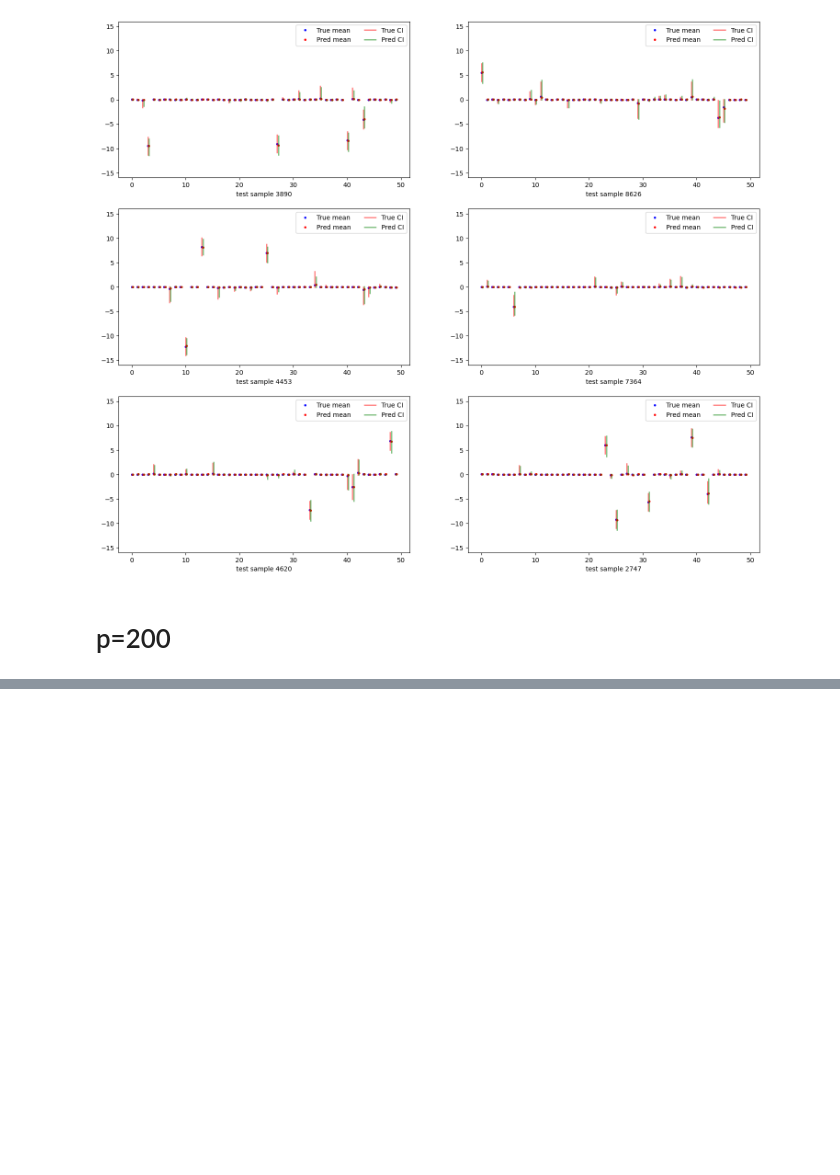
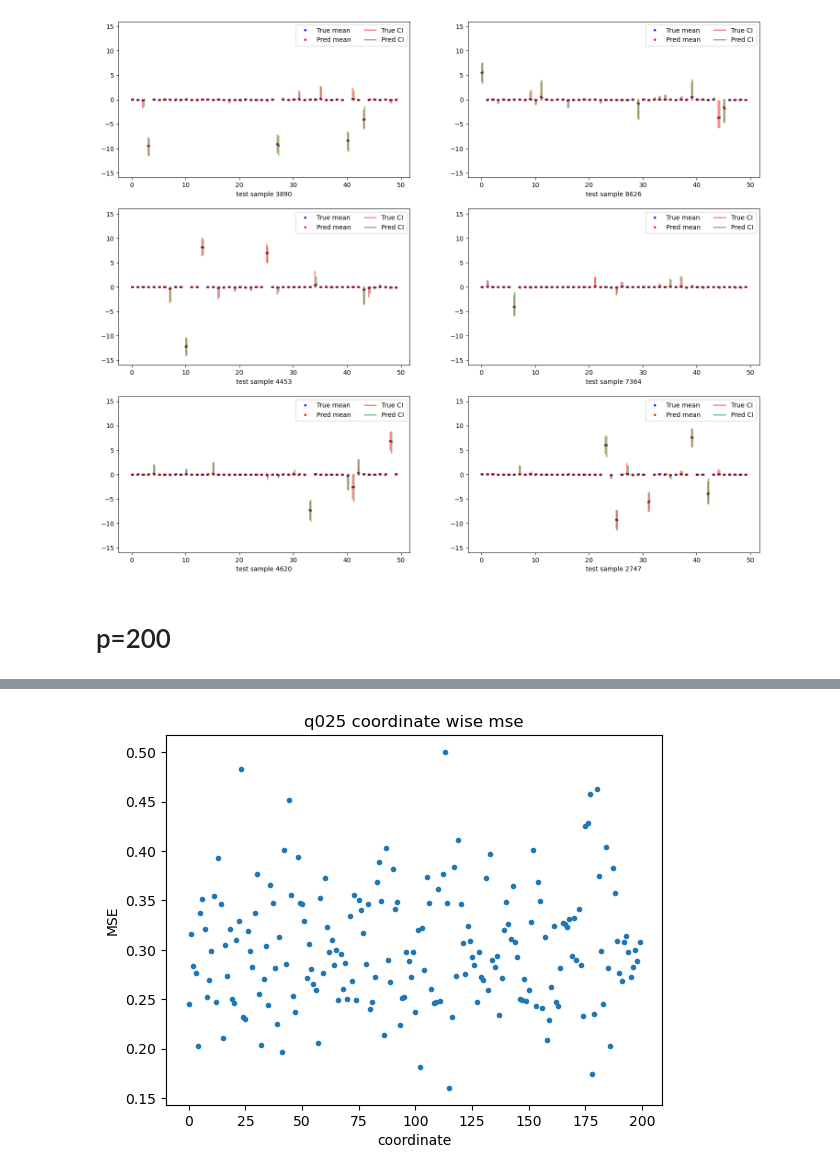
Before and after one commit to glory-99/simulation-based-inference, a Jupyter notebook: res_analysis_x15.ipynb, the cells around one changed output, grey strips where cells are left out. Cells and saved outputs as stored; diff of their text form; code cells hidden in the pictures; blank space fills up the shorter version.

```diff
--- a/res_analysis_x15.ipynb
+++ b/res_analysis_x15.ipynb
@@ -220,0 +260,3 @@ for i in tqdm(range(10000)):
+# %%
+mean = np.load("./results/mean_p200_q25_exp0.npy")
+std = np.load("./results/std_p200_q25_exp0.npy")
@@ -220,0 +265,10 @@ for i in tqdm(range(10000)):
+# %%
+def predict(model, Y):
+    model.eval()
+    with torch.no_grad():
+        data = torch.from_numpy(Y).type(torch.float).to(device)
+        pred = model(data)
+    return pred.detach().cpu().numpy()
+# %%
+md_q025 = MLP_variant(p, p, [1024, 1024], 'leakyrelu').to(device)
+md_q025.load_state_dict(torch.load("./model/p200_q25_exp0.pt"))
@@ -220,0 +277,4 @@ for i in tqdm(range(10000)):
+# %%
+pred_q025 = predict(md_q025, Y_test_normalized)
+q025_loss = np.mean(np.maximum(0.025*(beta_test-pred_q025),0.975*(pred_q025-beta_test)), 0)
+q025_loss
@@ -220,0 +299,9 @@ for i in tqdm(range(10000)):
+# %%
+mse_q025 = np.mean((true_q025 - pred_q025)**2, 0)
+plt.plot(mse_q025,'.')
+plt.xlabel('coordinate')
+plt.ylabel('MSE')
+plt.title('q025 coordinate wise mse')
+plt.show()
+# %% [output]
+[figure, added]
```
Also changed, not shown: parts of 12 cells of this notebook, 5 other files.
